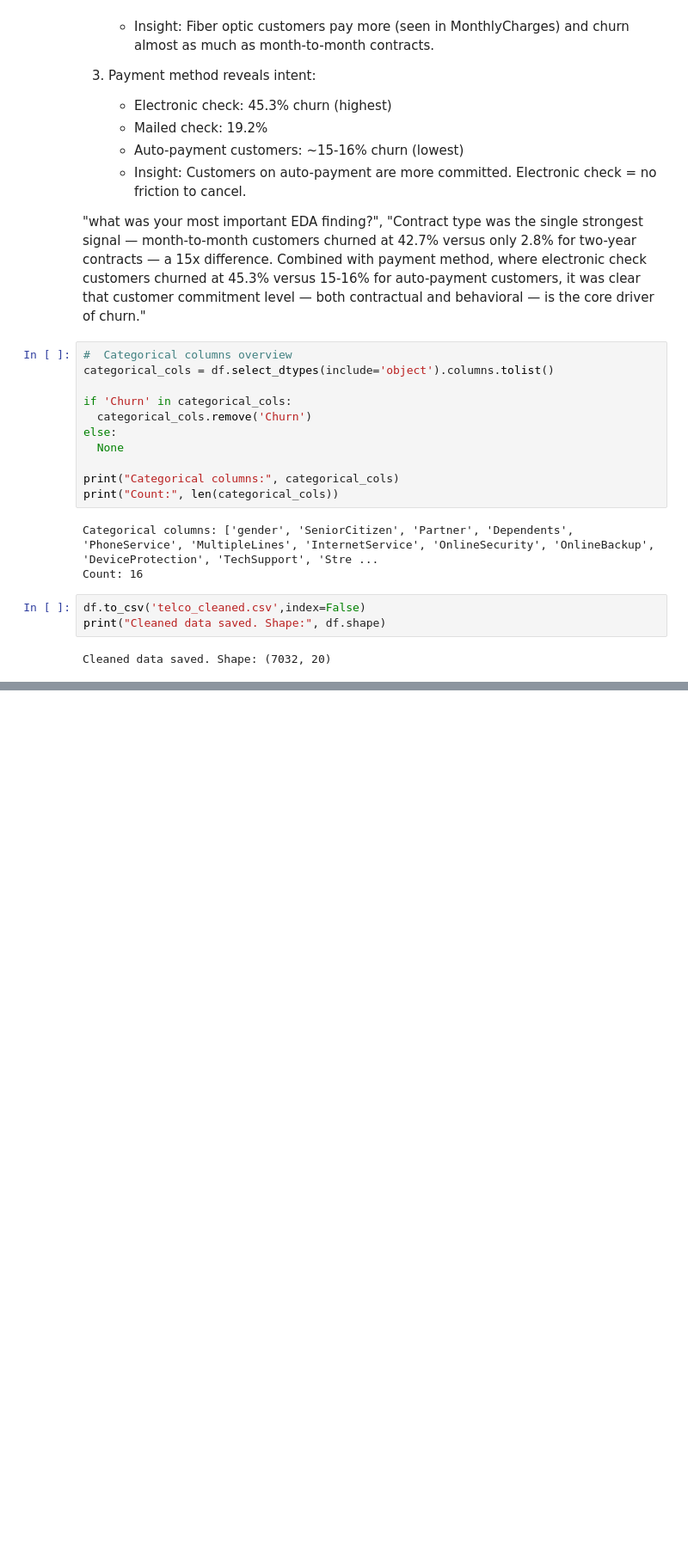
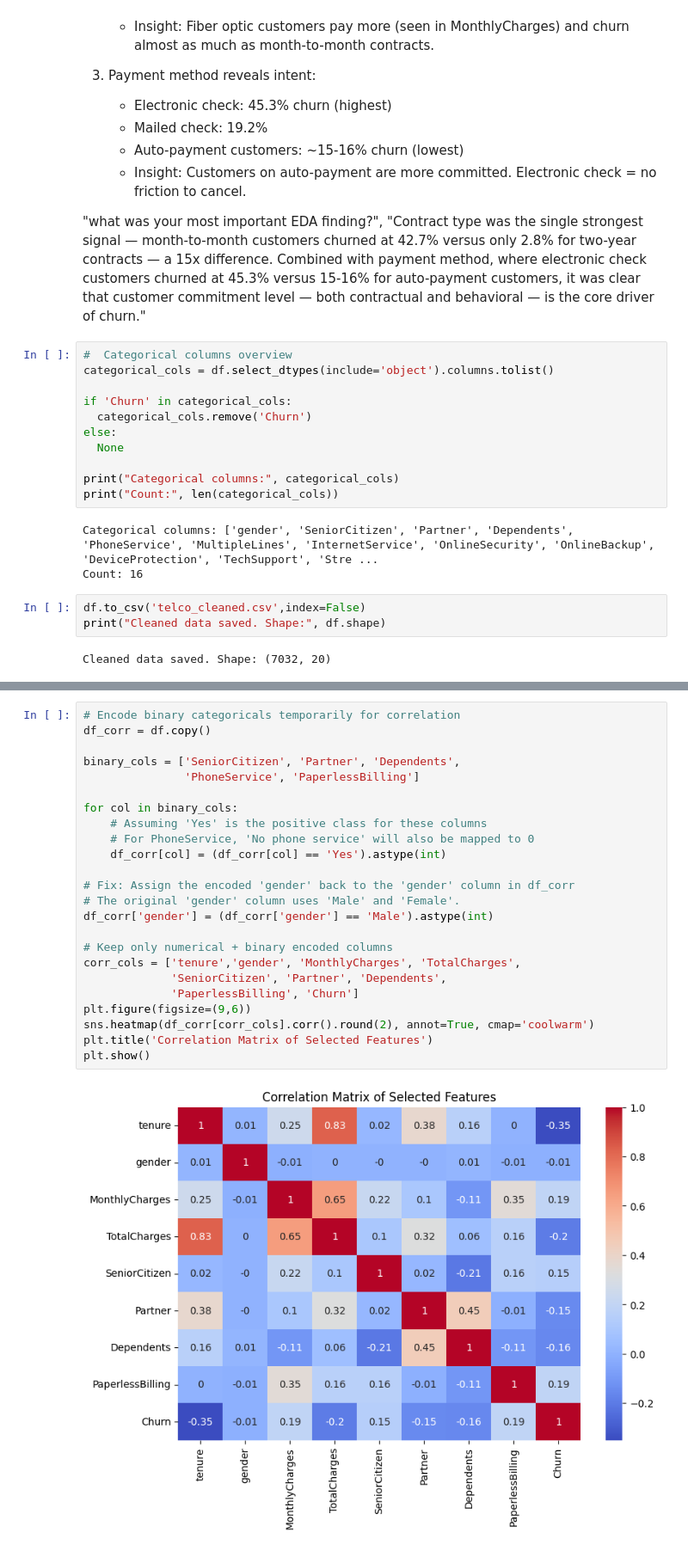
Before and after one commit to Integenpiyush/churn-prediction-catboost, a Jupyter notebook: notebooks/01_eda.ipynb, the cells around one changed output, grey strips where cells are left out. Shown at 86% size. Drawn from its saved outputs; the diff is of its cells as text; blank space fills up the shorter version.

```diff
--- a/notebooks/01_eda.ipynb
+++ b/notebooks/01_eda.ipynb
@@ -359,0 +402,26 @@ Cleaned data saved. Shape: (7032, 20)
+# %%
+# Encode binary categoricals temporarily for correlation
+df_corr = df.copy()
+
+binary_cols = ['SeniorCitizen', 'Partner', 'Dependents',
+               'PhoneService', 'PaperlessBilling']
+
+for col in binary_cols:
+    # Assuming 'Yes' is the positive class for these columns
+    # For PhoneService, 'No phone service' will also be mapped to 0
+    df_corr[col] = (df_corr[col] == 'Yes').astype(int)
+
+# Fix: Assign the encoded 'gender' back to the 'gender' column in df_corr
+# The original 'gender' column uses 'Male' and 'Female'.
+df_corr['gender'] = (df_corr['gender'] == 'Male').astype(int)
+
+# Keep only numerical + binary encoded columns
+corr_cols = ['tenure','gender', 'MonthlyCharges', 'TotalCharges',
+             'SeniorCitizen', 'Partner', 'Dependents',
+             'PaperlessBilling', 'Churn']
+plt.figure(figsize=(9,6))
+sns.heatmap(df_corr[corr_cols].corr().round(2), annot=True, cmap='coolwarm')
+plt.title('Correlation Matrix of Selected Features')
+plt.show()
+# %% [output]
+[figure, added]
```
Also changed, not shown: parts of 10 cells of this notebook.
